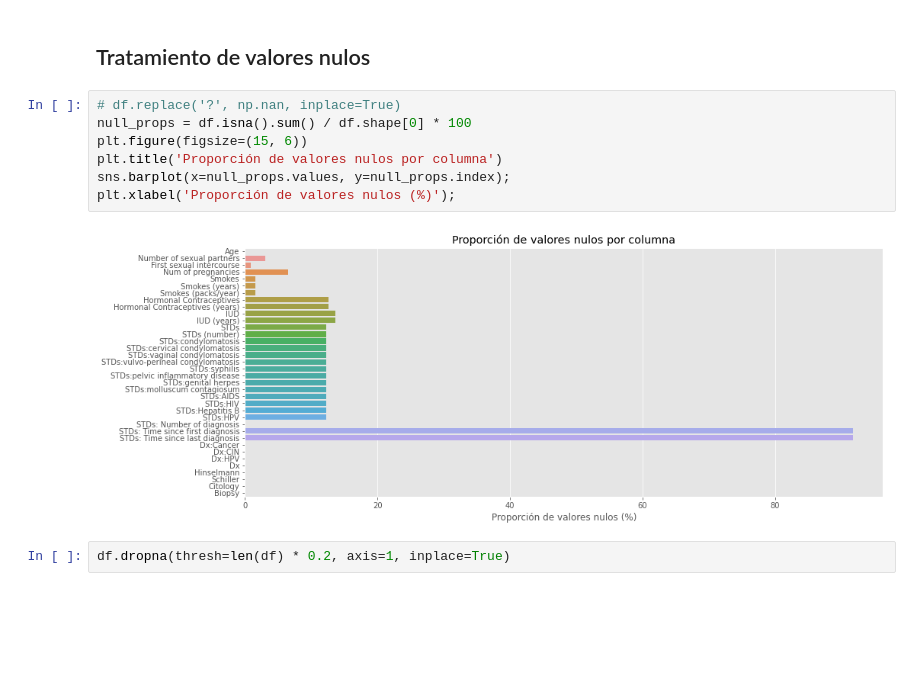
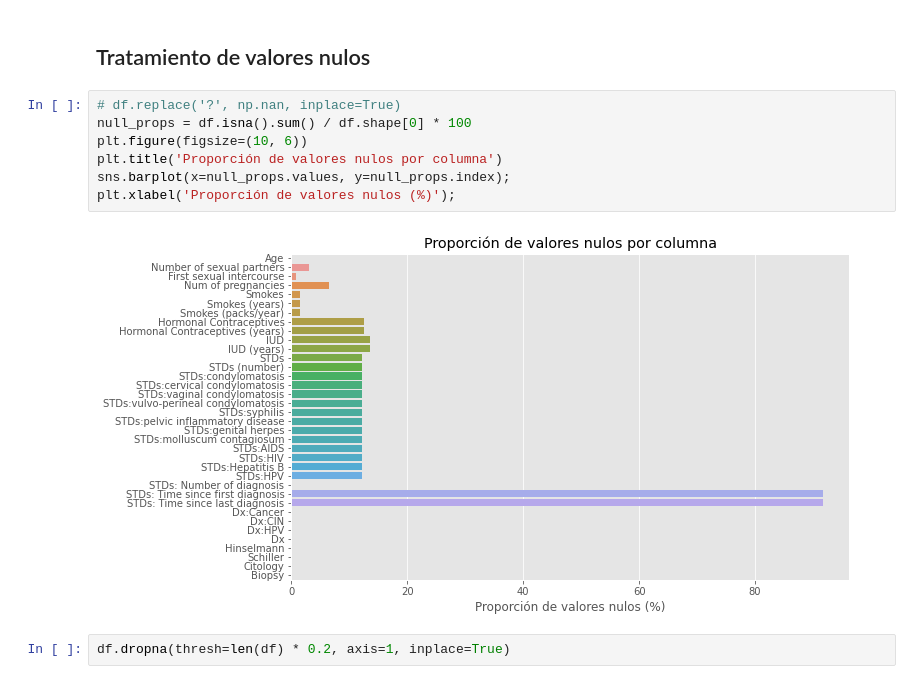
Before and after one commit to JuanEcheagaray75/cancer-clf, a Jupyter notebook: code/eda.ipynb, the cells around one changed output. Drawn from its saved outputs; the diff is of its cells as text; blank space fills up the shorter version.

Commit message:
changed some figure sizes

```diff
--- a/code/eda.ipynb
+++ b/code/eda.ipynb
@@ -55,12 +55,12 @@ memory usage: 241.4 KB
 # %%
 # df.replace('?', np.nan, inplace=True)
 null_props = df.isna().sum() / df.shape[0] * 100
-plt.figure(figsize=(15, 6))
+plt.figure(figsize=(10, 6))
 plt.title('Proporción de valores nulos por columna')
 sns.barplot(x=null_props.values, y=null_props.index);
 plt.xlabel('Proporción de valores nulos (%)');
 # %% [output]
-[figure, old version]
+[figure, new version]
 # %%
 df.dropna(thresh=len(df) * 0.2, axis=1, inplace=True)
 # %% [markdown]
```
